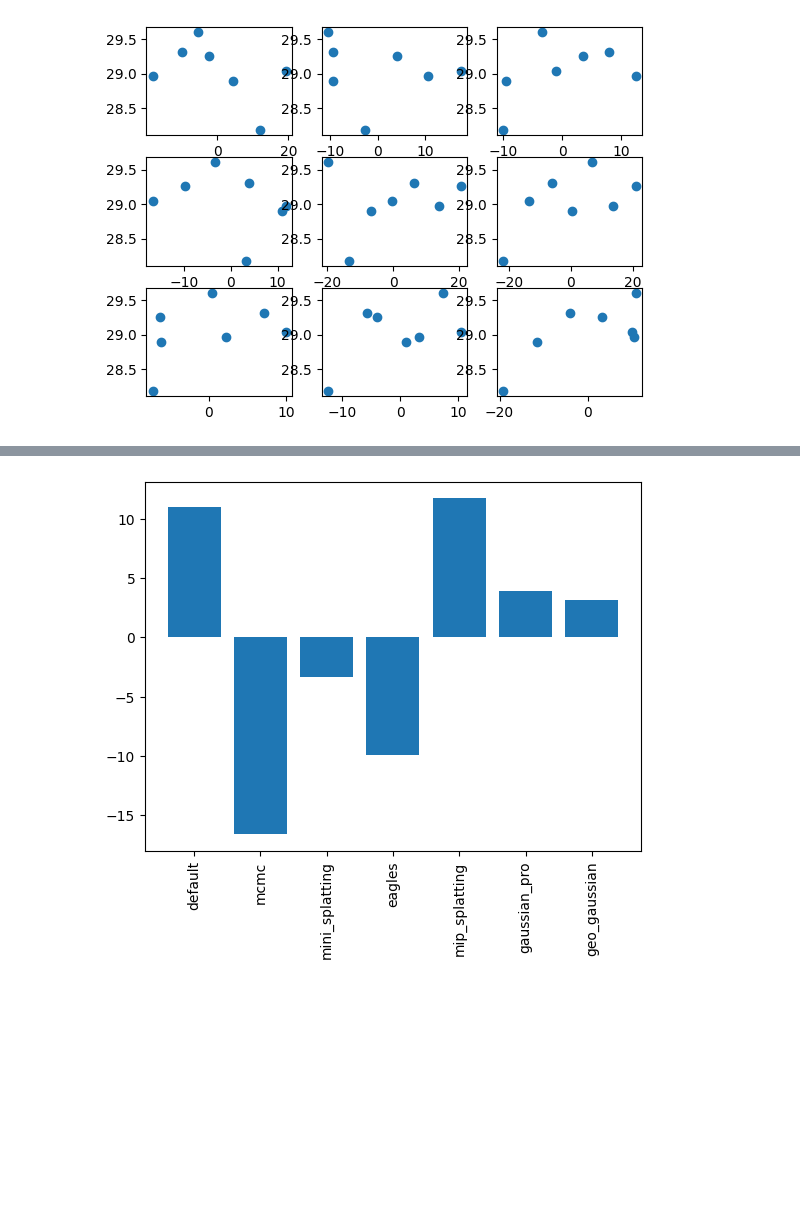
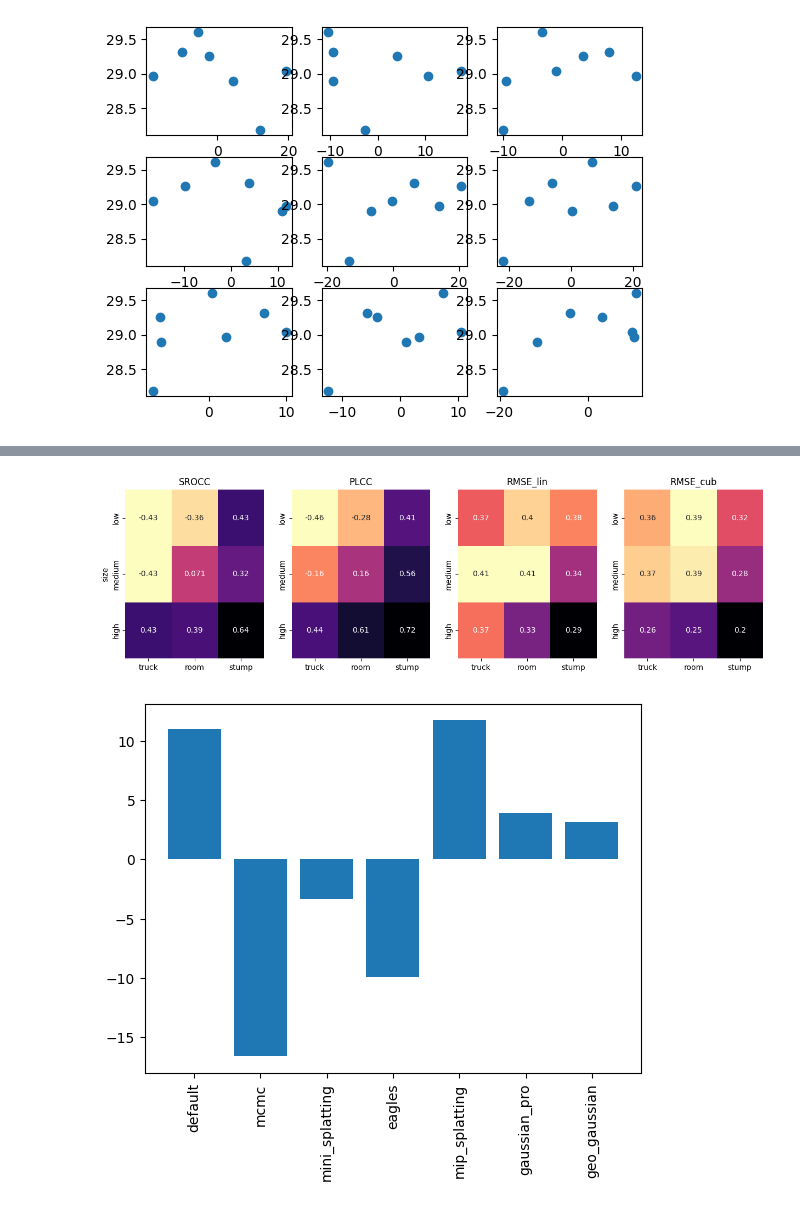
Before and after one commit to PaulErpen/final-data-analysis, a Jupyter notebook: joint-data-analysis.ipynb, the cells around one changed output, grey strips where cells are left out. Saved outputs shown, nothing was run; the diff lists cells and outputs as text; code cells hidden in the pictures; blank space fills up the shorter version.

Commit message:
Add heatmap idea to data analysis

```diff
--- a/joint-data-analysis.ipynb
+++ b/joint-data-analysis.ipynb
@@ -104,3 +137,29 @@ sns.heatmap(
+# %%
+import seaborn as sns
+from matplotlib import pyplot
+
+
+metrics = ["SROCC", "PLCC", "RMSE_lin", "RMSE_cub"]
+
+fig, axs = plt.subplots(1, len(metrics), figsize=(15, 4))
+
+for i, metric in enumerate(metrics):
+    df_pivot = df_psnr[[metric, "size", "dataset"]]
+    df_pivot = pd.pivot(df_pivot, columns=["dataset"], index=["size"], values=[metric])
+    df_pivot.columns = df_pivot.columns.map(lambda x: x[1])
+    df_pivot.index = pd.CategoricalIndex(
+        df_pivot.index, categories=["low", "medium", "high"], ordered=True
+    )
+    df_pivot.sort_index(inplace=True)
+    cmap = sns.color_palette("magma", as_cmap=True).reversed()
+    if "RMSE" in metric:
+        cmap = cmap.reversed()
+    sns.heatmap(df_pivot[["truck", "room", "stump"]], annot=True, ax=axs[i], cbar=False, cmap=cmap)
+    axs[i].set_title(metric)
+    if i > 0:
+        axs[i].set_ylabel("")
+# %% [output]
+[figure, added]
 # %%
 from matplotlib import pyplot as plt
 
```
Also changed, not shown: parts of 3 cells of this notebook.
